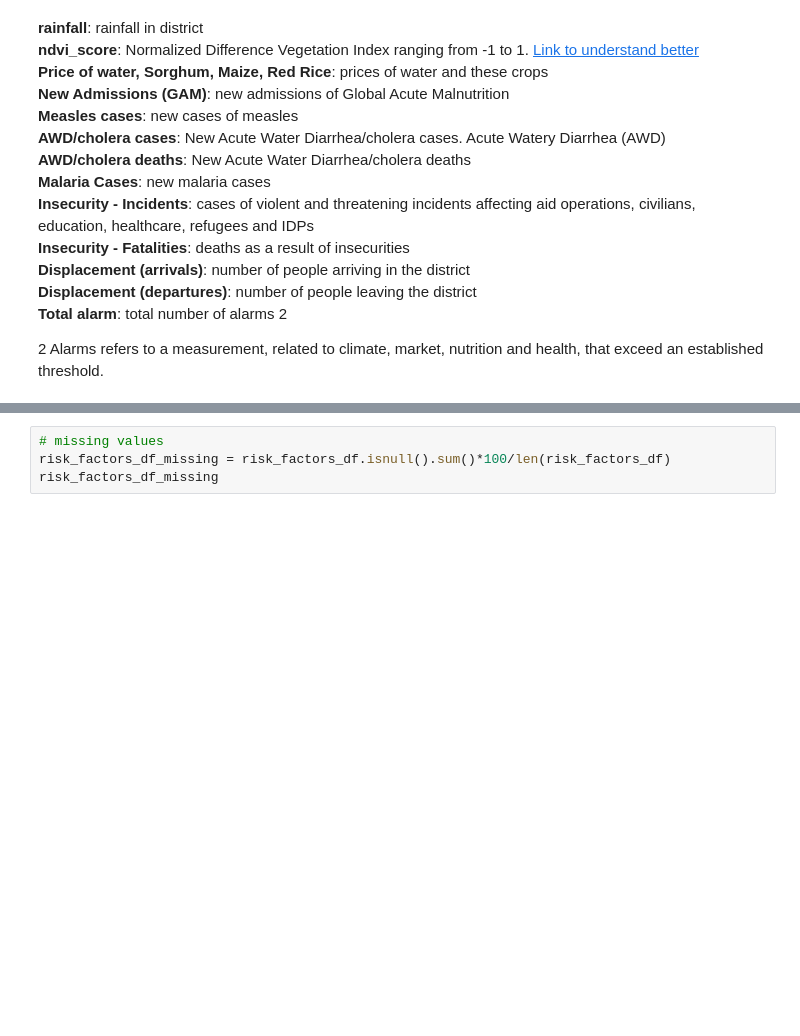
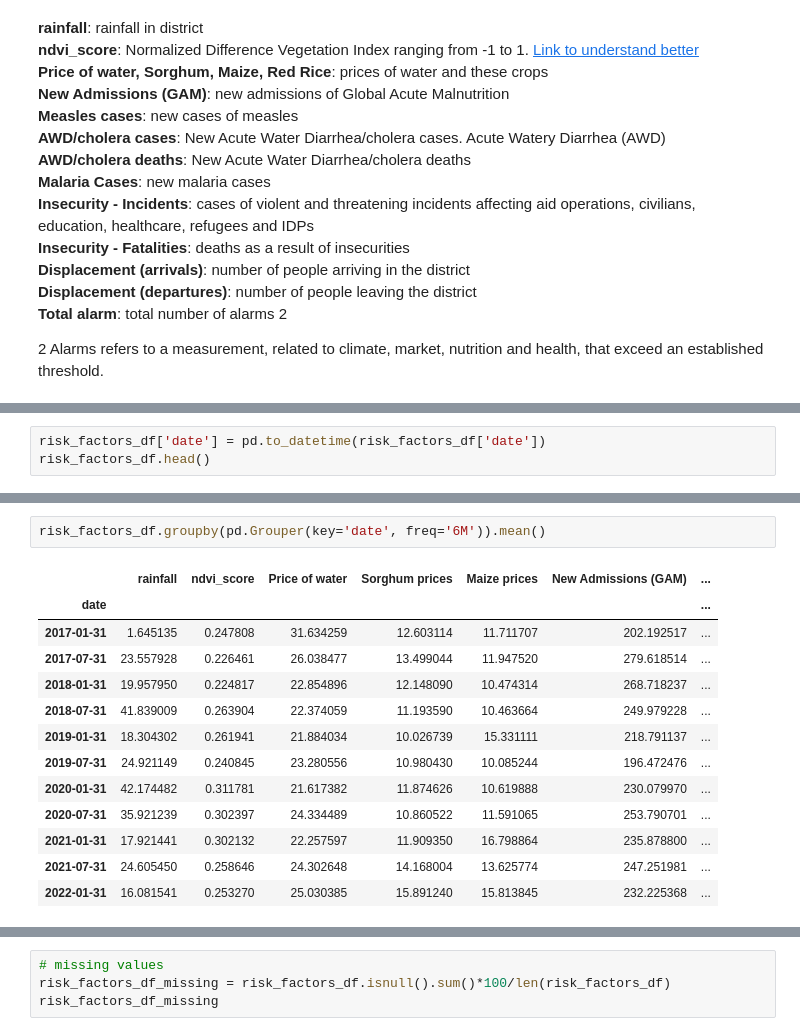
Before and after one commit to abroniewski/Child-Wasting-Prediction, a Jupyter notebook: notebooks/variable_exploration_feature_engineering.ipynb, the cells around one changed output, grey strips where cells are left out. Saved outputs shown, nothing was run; the diff lists cells and outputs as text; blank space fills up the shorter version.

```diff
--- a/notebooks/variable_exploration_feature_engineering.ipynb
+++ b/notebooks/variable_exploration_feature_engineering.ipynb
@@ -86,0 +78,3 @@ risk_factors_df.head()
+# %%
+risk_factors_df['date'] = pd.to_datetime(risk_factors_df['date'])
+risk_factors_df.head()
@@ -86,0 +88,16 @@ risk_factors_df.head()
+# %%
+risk_factors_df.groupby(pd.Grouper(key='date', freq='6M')).mean()
+# %% [output]
+|  | rainfall | ndvi_score | Price of water | Sorghum prices | Maize prices | New Admissions (GAM) | ... |
+| date |  |  |  |  |  |  | ... |
+| 2017-01-31 | 1.645135 | 0.247808 | 31.634259 | 12.603114 | 11.711707 | 202.192517 | ... |
+| 2017-07-31 | 23.557928 | 0.226461 | 26.038477 | 13.499044 | 11.947520 | 279.618514 | ... |
+| 2018-01-31 | 19.957950 | 0.224817 | 22.854896 | 12.148090 | 10.474314 | 268.718237 | ... |
+| 2018-07-31 | 41.839009 | 0.263904 | 22.374059 | 11.193590 | 10.463664 | 249.979228 | ... |
+| 2019-01-31 | 18.304302 | 0.261941 | 21.884034 | 10.026739 | 15.331111 | 218.791137 | ... |
+| 2019-07-31 | 24.921149 | 0.240845 | 23.280556 | 10.980430 | 10.085244 | 196.472476 | ... |
+| 2020-01-31 | 42.174482 | 0.311781 | 21.617382 | 11.874626 | 10.619888 | 230.079970 | ... |
+| 2020-07-31 | 35.921239 | 0.302397 | 24.334489 | 10.860522 | 11.591065 | 253.790701 | ... |
+| 2021-01-31 | 17.921441 | 0.302132 | 22.257597 | 11.909350 | 16.798864 | 235.878800 | ... |
+| 2021-07-31 | 24.605450 | 0.258646 | 24.302648 | 14.168004 | 13.625774 | 247.251981 | ... |
+| 2022-01-31 | 16.081541 | 0.253270 | 25.030385 | 15.891240 | 15.813845 | 232.225368 | ... |
```
Also changed, not shown: parts of 3 cells of this notebook, 2 other files.
